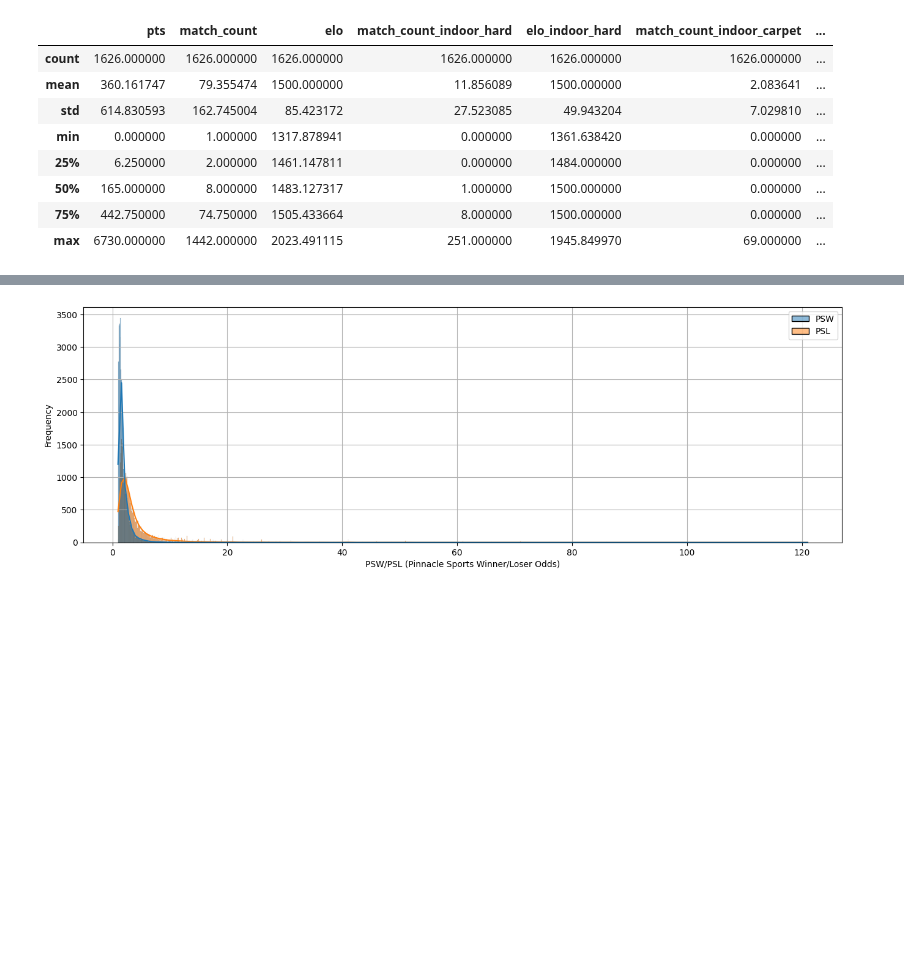
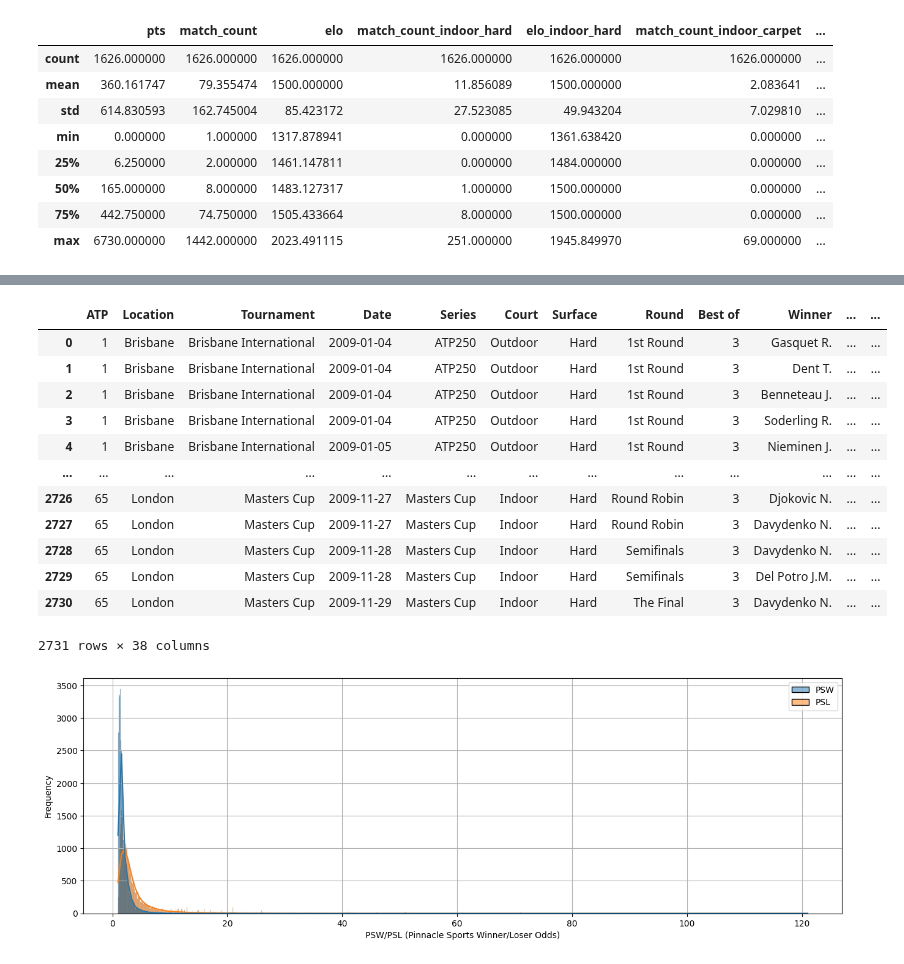
Before and after one commit to sprogl/sporting-bet-prediction, a Jupyter notebook: eda.ipynb, the cells around one changed output, grey strips where cells are left out. Drawn from its saved outputs; the diff is of its cells as text; code cells hidden in the pictures; blank space fills up the shorter version.

```diff
--- a/eda.ipynb
+++ b/eda.ipynb
@@ -76,3 +102,36 @@ elo_rates.describe()
+# %%
+import pandas as pd
+import requests
+import io
+
+# Download the data
+url_base = "http://tennis-data.co.uk/"
+
+sess = requests.session()
+year = 2009
+url = f"{url_base}/{year}/{year}.xls"
+resp = sess.get(url)
+with open(f"archive/tournoments_{year}.xls", mode="wb") as file:
+    file.write(resp.content)
+df = pd.read_excel(io.BytesIO(resp.content), sheet_name=f"{year}", engine="calamine")
+
+df["Date"] = pd.to_datetime(df["Date"])
+
+df
+# %% [output]
+|  | ATP | Location | Tournament | Date | Series | Court | Surface | Round | Best of | Winner | ... | ... |
+| 0 | 1 | Brisbane | Brisbane International | 2009-01-04 | ATP250 | Outdoor | Hard | 1st Round | 3 | Gasquet R. | ... | ... |
+| 1 | 1 | Brisbane | Brisbane International | 2009-01-04 | ATP250 | Outdoor | Hard | 1st Round | 3 | Dent T. | ... | ... |
+| 2 | 1 | Brisbane | Brisbane International | 2009-01-04 | ATP250 | Outdoor | Hard | 1st Round | 3 | Benneteau J. | ... | ... |
+| 3 | 1 | Brisbane | Brisbane International | 2009-01-04 | ATP250 | Outdoor | Hard | 1st Round | 3 | Soderling R. | ... | ... |
+| 4 | 1 | Brisbane | Brisbane International | 2009-01-05 | ATP250 | Outdoor | Hard | 1st Round | 3 | Nieminen J. | ... | ... |
+| ... | ... | ... | ... | ... | ... | ... | ... | ... | ... | ... | ... | ... |
+| 2726 | 65 | London | Masters Cup | 2009-11-27 | Masters Cup | Indoor | Hard | Round Robin | 3 | Djokovic N. | ... | ... |
+| 2727 | 65 | London | Masters Cup | 2009-11-27 | Masters Cup | Indoor | Hard | Round Robin | 3 | Davydenko N. | ... | ... |
+| 2728 | 65 | London | Masters Cup | 2009-11-28 | Masters Cup | Indoor | Hard | Semifinals | 3 | Davydenko N. | ... | ... |
+| 2729 | 65 | London | Masters Cup | 2009-11-28 | Masters Cup | Indoor | Hard | Semifinals | 3 | Del Potro J.M. | ... | ... |
+| 2730 | 65 | London | Masters Cup | 2009-11-29 | Masters Cup | Indoor | Hard | The Final | 3 | Davydenko N. | ... | ... |
+2731 rows × 38 columns
 # %%
 import matplotlib.pyplot as plt
 import seaborn as sns
```
Also changed, not shown: parts of 3 cells of this notebook, 6 other files.
